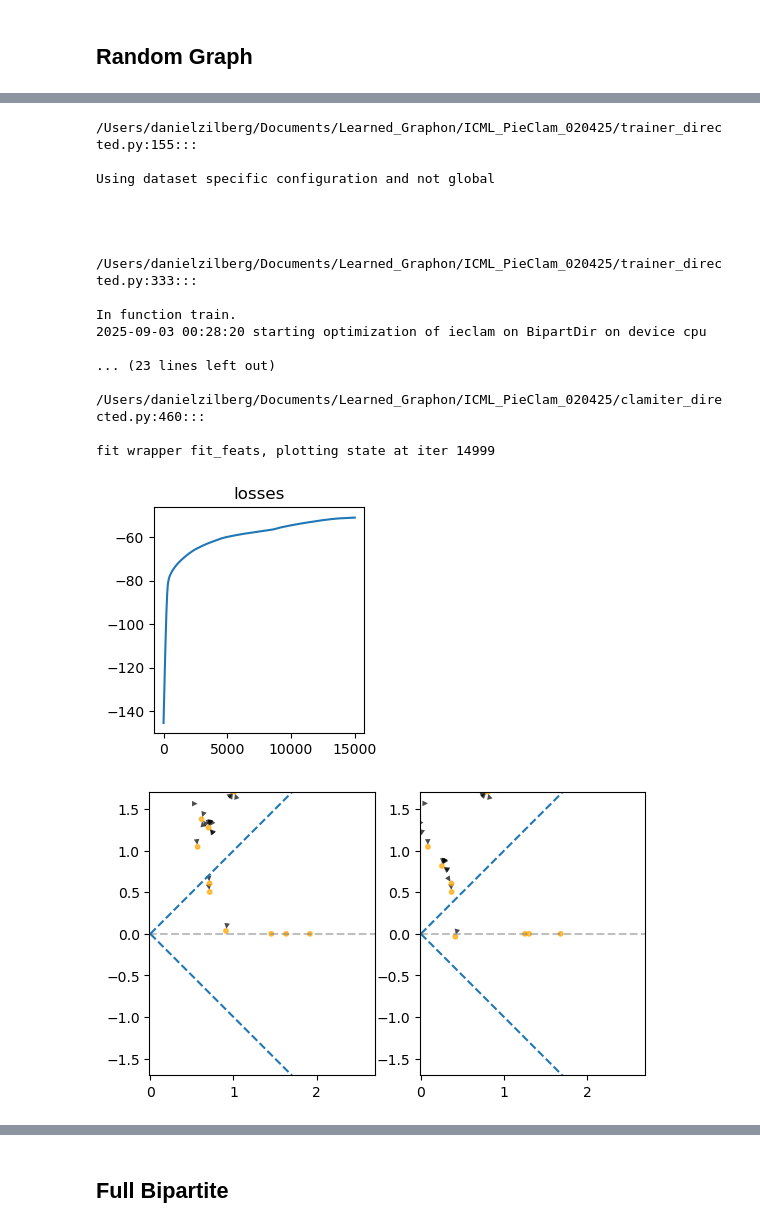
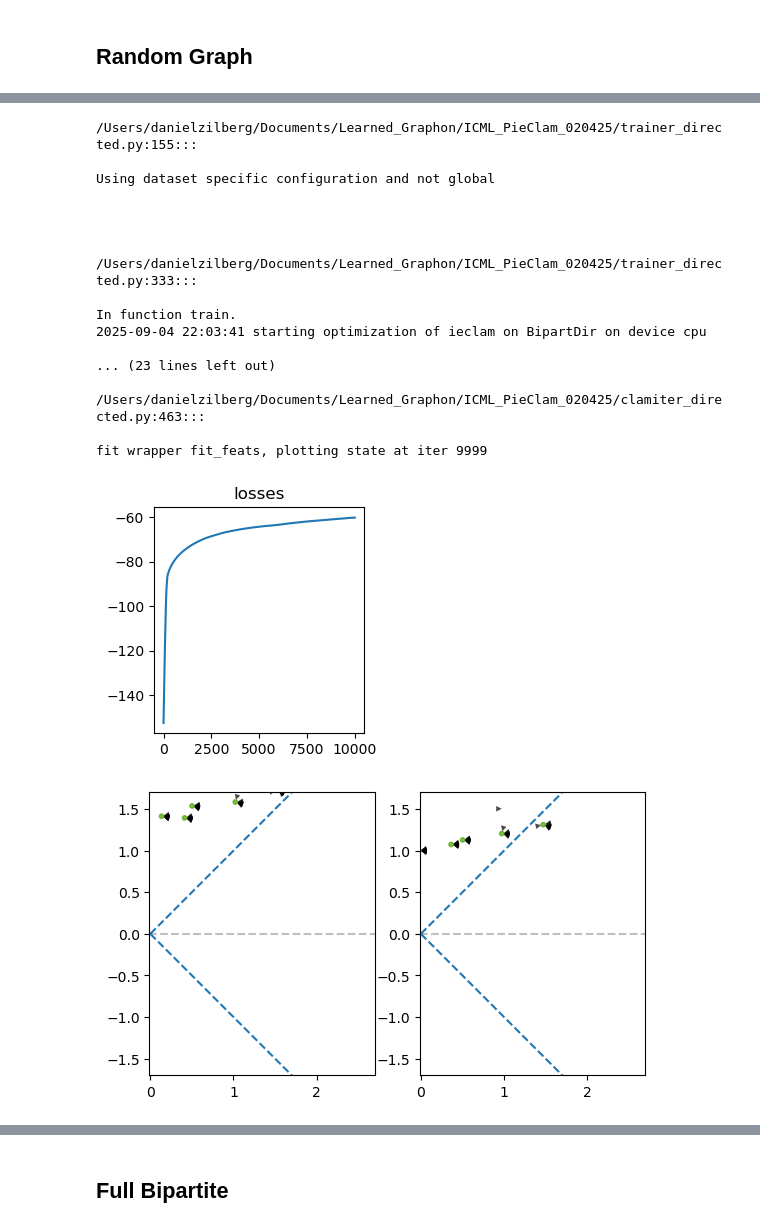
Before and after one commit to danizil/PieClam, a Jupyter notebook: experiments/bipartite.ipynb, the cells around one changed output, grey strips where cells are left out. Drawn from its saved outputs; the diff is of its cells as text; code cells hidden in the pictures.

```diff
--- a/experiments/bipartite.ipynb
+++ b/experiments/bipartite.ipynb
@@ -33,37 +33,36 @@ Graph has self loops
 # %%
 
 config_triplets = [
     ['clamiter_init', 'dim_feat', 4],
-     ['feat_opt', 'n_iter', 15000],
-     ['feat_opt', 'lr', 0.0001],
+     ['feat_opt', 'n_iter', 10000],
+     ['feat_opt', 'lr', 0.0002],
 ]
 
 trainer = dTrainer(dataset=bipart_dir,
                               model_name='ieclam',
                               device='cpu',
                               config_triplets_to_change=config_triplets)
 losses, acc_test, acc_val = trainer.train(plot_every=-1)
-#todo: there is probably some problem with the lightcone regularization. the loss goes crazy
-#todo: lets do the feature plotting to see if there is sanity. maybe the prior can hold them... lets do the feature plot
+#todo: mayeb the regularization works bad? lightcone seems correct...
 # %% [output]
 /Users/danielzilberg/Documents/Learned_Graphon/ICML_PieClam_020425/trainer_directed.py:155:::
 
 Using dataset specific configuration and not global
 
 
 
 
 /Users/danielzilberg/Documents/Learned_Graphon/ICML_PieClam_020425/trainer_directed.py:333:::
 
 In function train.
-2025-09-03 00:28:20 starting optimization of ieclam on BipartDir on device cpu
+2025-09-04 22:03:41 starting optimization of ieclam on BipartDir on device cpu
 
 ... (23 lines left out)
 
-/Users/danielzilberg/Documents/Learned_Graphon/ICML_PieClam_020425/clamiter_directed.py:460:::
+/Users/danielzilberg/Documents/Learned_Graphon/ICML_PieClam_020425/clamiter_directed.py:463:::
 
-fit wrapper fit_feats, plotting state at iter 14999
+fit wrapper fit_feats, plotting state at iter 9999
-[figure, old version]
+[figure, new version]
-[figure, old version]
+[figure, new version]
 TEST accuracy.
 Latest:
```
Also changed, not shown: parts of 5 cells of this notebook, 1 other file.
